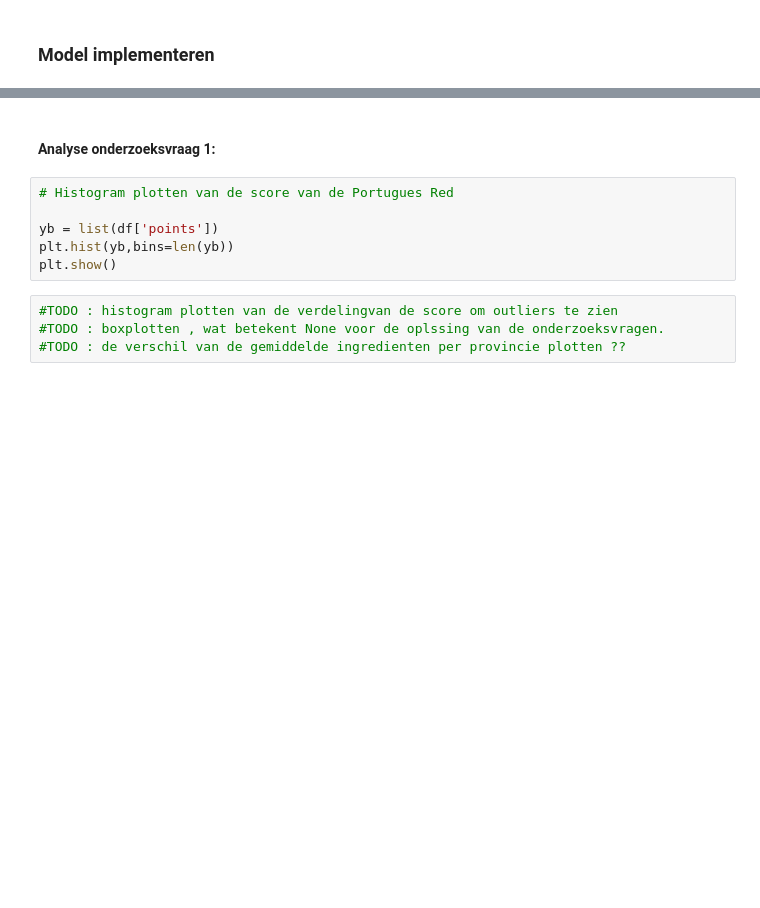
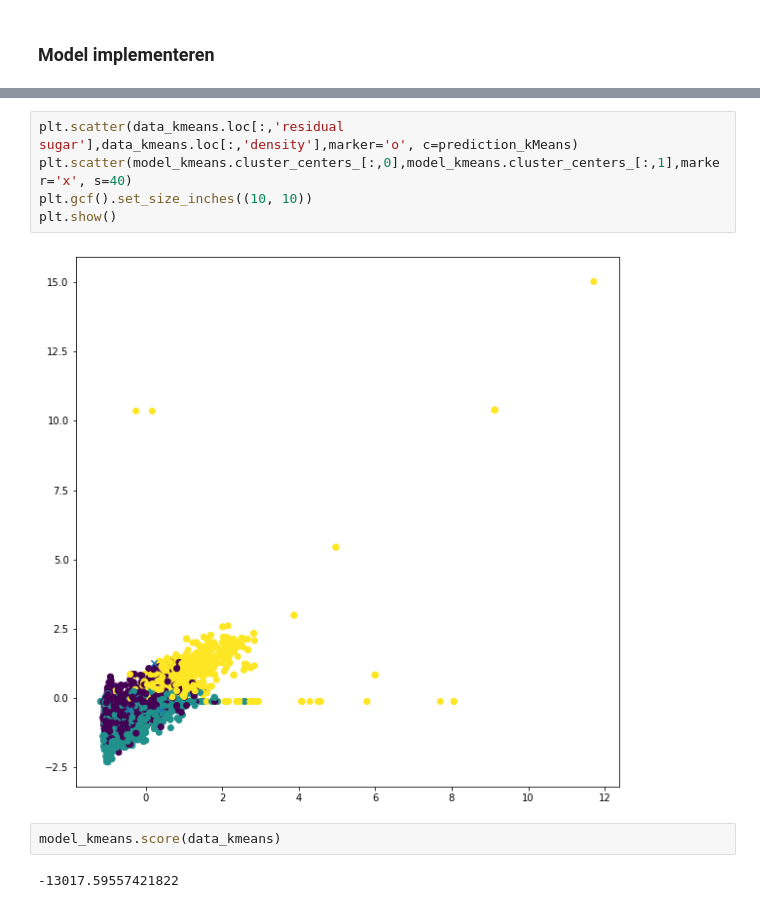
Before and after one commit to AmaryllisLee/CM_Wijncasus, a Jupyter notebook: redwine_project/onderzoeksvraag_2.ipynb, the cells around one changed output, grey strips where cells are left out. Saved outputs shown, nothing was run; the diff lists cells and outputs as text; blank space fills up the shorter version.

Commit message:
aanpassing aan onderzoeksvraag 2

```diff
--- a/redwine_project/onderzoeksvraag_2.ipynb
+++ b/redwine_project/onderzoeksvraag_2.ipynb
@@ -558,12 +548,11 @@ TypeError: '(slice(None, None, None), 9)' is an invalid key
-# %% [markdown]
-#### Analyse  onderzoeksvraag 1:
-# %%
-# Histogram plotten van de score van de Portugues Red
-
-yb = list(df['points'])
-plt.hist(yb,bins=len(yb))
-plt.show()
-# %%
-#TODO : histogram plotten van de verdelingvan de score om outliers te zien
-#TODO : boxplotten , wat betekent None voor de oplssing van de onderzoeksvragen.
-#TODO : de verschil van de gemiddelde ingredienten per provincie plotten ??
+# %%
+plt.scatter(data_kmeans.loc[:,'residual sugar'],data_kmeans.loc[:,'density'],marker='o', c=prediction_kMeans)
+plt.scatter(model_kmeans.cluster_centers_[:,0],model_kmeans.cluster_centers_[:,1],marker='x', s=40)
+plt.gcf().set_size_inches((10, 10))
+plt.show()
+# %% [output]
+[figure, added]
+# %%
+model_kmeans.score(data_kmeans)
+# %% [output]
+-13017.59557421822
```
Also changed, not shown: parts of 77 cells of this notebook, 2 other files.
